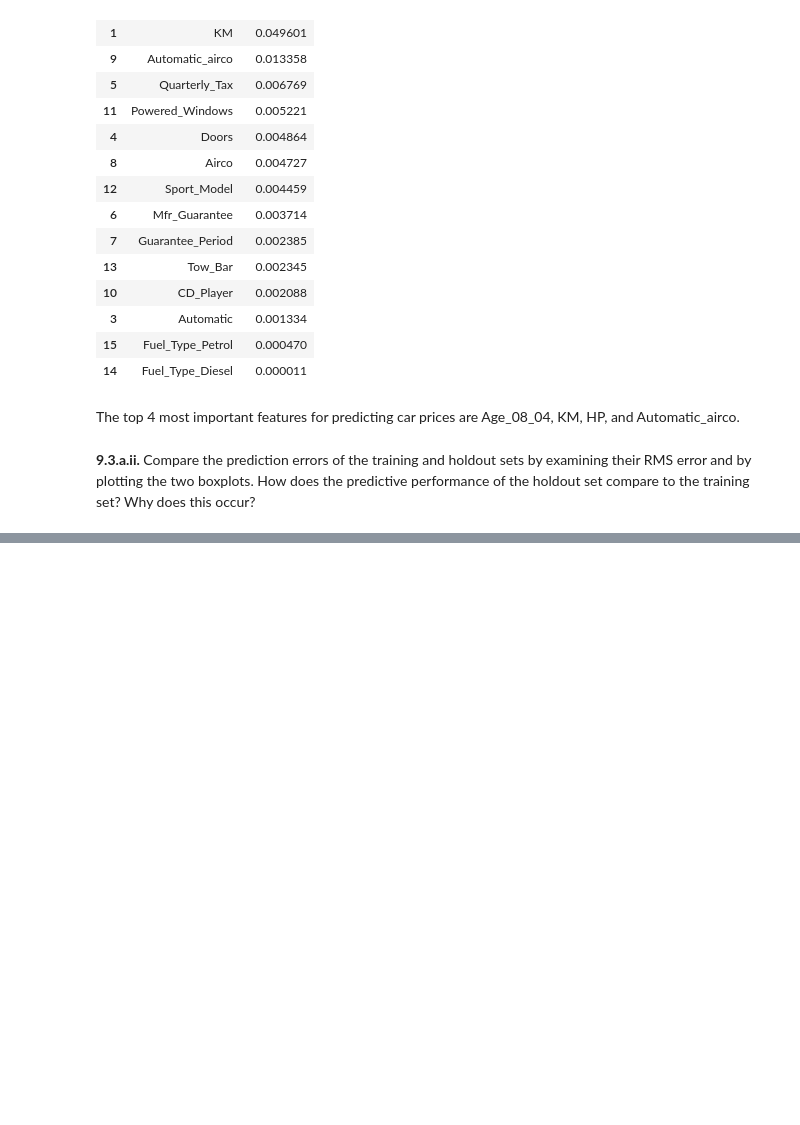
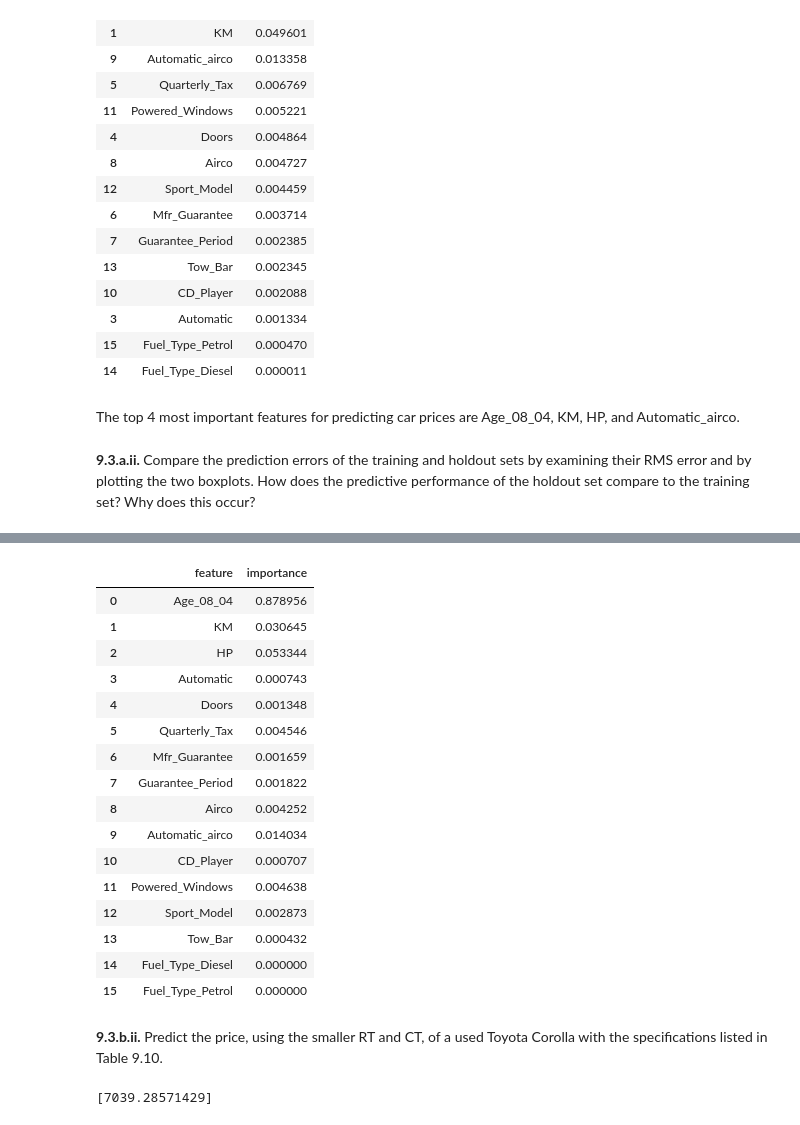
Before and after one commit to sascott9655/ADS-505-, a Jupyter notebook: Lab_Module2.ipynb, the cells around one changed output, grey strips where cells are left out. Cells and saved outputs as stored; diff of their text form; code cells hidden in the pictures; blank space fills up the shorter version.

```diff
--- a/Lab_Module2.ipynb
+++ b/Lab_Module2.ipynb
@@ -123,0 +295,51 @@ reg_tree_h = reg_tree_h.fit(holdout_X, holdout_y)
+# %%
+importance_rt
+# %% [output]
+|  | feature | importance |
+| 0 | Age_08_04 | 0.878956 |
+| 1 | KM | 0.030645 |
+| 2 | HP | 0.053344 |
+| 3 | Automatic | 0.000743 |
+| 4 | Doors | 0.001348 |
+| 5 | Quarterly_Tax | 0.004546 |
+| 6 | Mfr_Guarantee | 0.001659 |
+| 7 | Guarantee_Period | 0.001822 |
+| 8 | Airco | 0.004252 |
+| 9 | Automatic_airco | 0.014034 |
+| 10 | CD_Player | 0.000707 |
+| 11 | Powered_Windows | 0.004638 |
+| 12 | Sport_Model | 0.002873 |
+| 13 | Tow_Bar | 0.000432 |
+| 14 | Fuel_Type_Diesel | 0.000000 |
+| 15 | Fuel_Type_Petrol | 0.000000 |
+# %% [markdown]
+__9.3.b.ii.__ Predict the price, using the smaller RT and CT, of a used Toyota Corolla with the specifications listed in Table 9.10.
+# %%
+useCar_df = pd.DataFrame(
+    [
+        {
+            "Age_08_04": 77,
+            "KM": 117000,
+            "Fuel_Type_Petrol": 1,
+            "Fuel_Type_Diesel": 0,
+            "HP": 110,
+            "Automatic": 0,
+            "Doors": 5,
+            "Quarterly_Tax": 100,
+            "Mfr_Guarantee": 0,
+            "Guarantee_Period": 3,
+            "Airco": 1,
+            "Automatic_airco": 0,
+            "CD_Player": 0,
+            "Powered_Windows": 0,
+            "Sport_Model": 0,
+            "Tow_Bar": 1,
+        }
+    ]
+)
+
+useCar_df = useCar_df[optimal_reg_tree.feature_names_in_]
+
+print(optimal_reg_tree.predict(useCar_df))
+# %% [output]
+[7039.28571429]
```
Also changed, not shown: parts of 23 cells of this notebook.
